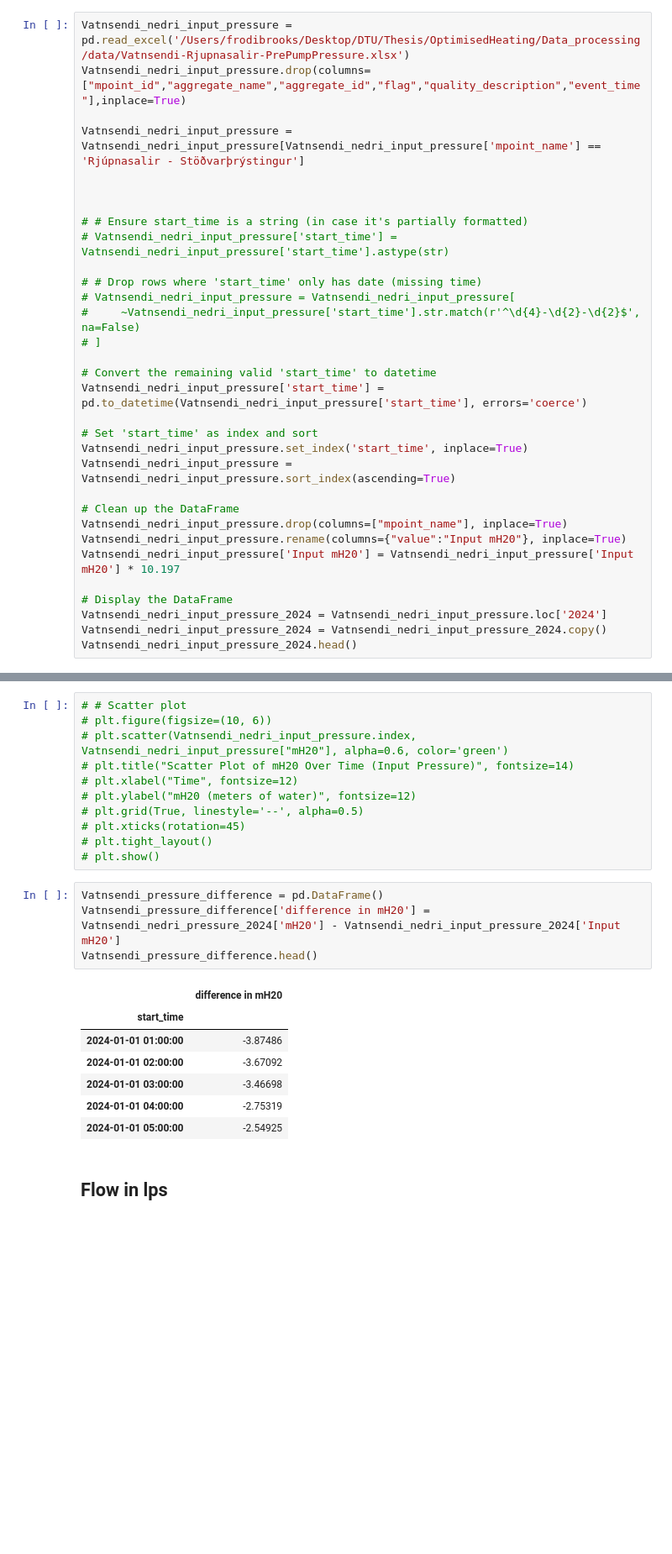
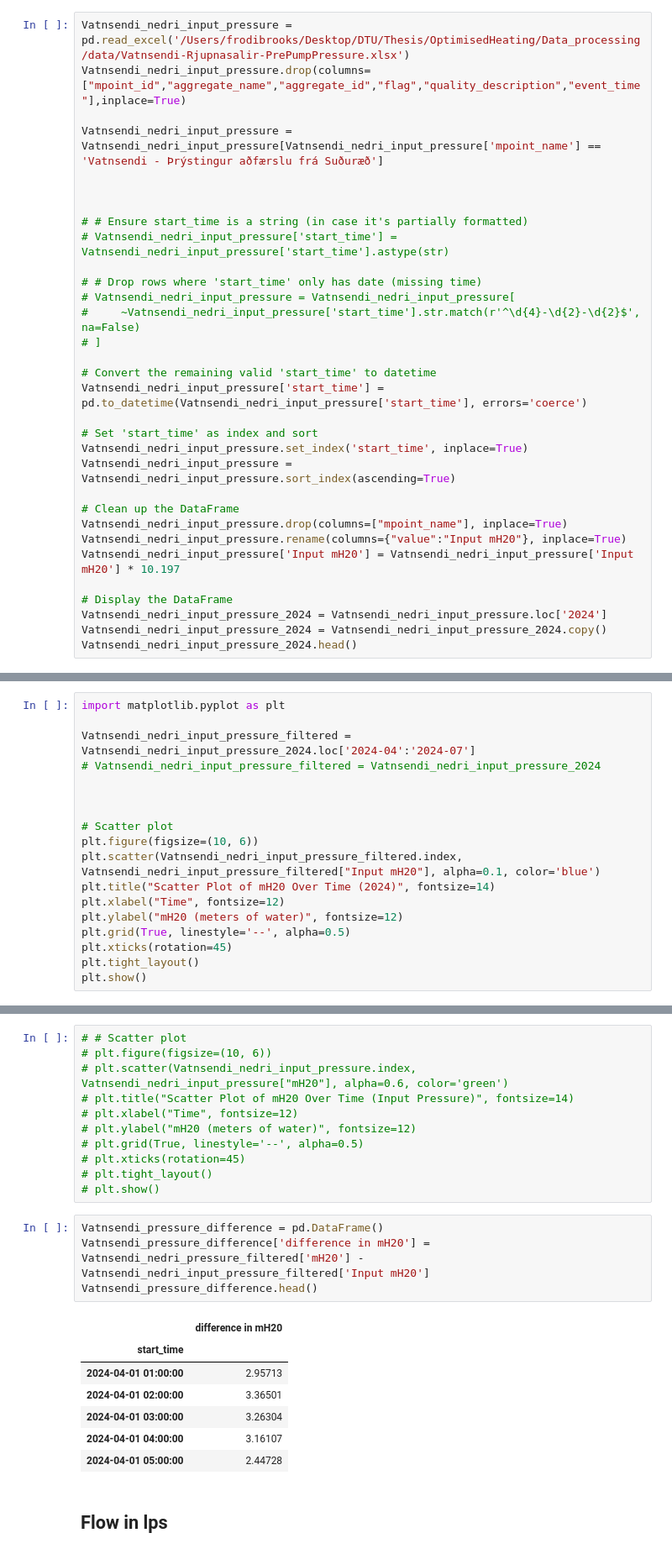
Before and after one commit to frodibrooks/OptimisedHeating, a Jupyter notebook: Data_processing/calc_eff_curves_vatnsendi_nedri.ipynb, the cells around one changed output, grey strips where cells are left out. Shown at 84% size. Drawn from its saved outputs; the diff is of its cells as text; blank space fills up the shorter version.

```diff
--- a/Data_processing/calc_eff_curves_vatnsendi_nedri.ipynb
+++ b/Data_processing/calc_eff_curves_vatnsendi_nedri.ipynb
@@ -47,7 +53,7 @@ Vatnsendi_nedri_pressure_2024.head()
 Vatnsendi_nedri_input_pressure = pd.read_excel('/Users/frodibrooks/Desktop/DTU/Thesis/OptimisedHeating/Data_processing/data/Vatnsendi-Rjupnasalir-PrePumpPressure.xlsx')
 Vatnsendi_nedri_input_pressure.drop(columns=["mpoint_id","aggregate_name","aggregate_id","flag","quality_description","event_time"],inplace=True)
 
-Vatnsendi_nedri_input_pressure = Vatnsendi_nedri_input_pressure[Vatnsendi_nedri_input_pressure['mpoint_name'] == 'Rjúpnasalir - Stöðvarþrýstingur']
+Vatnsendi_nedri_input_pressure = Vatnsendi_nedri_input_pressure[Vatnsendi_nedri_input_pressure['mpoint_name'] == 'Vatnsendi - Þrýstingur aðfærslu frá Suðuræð']
 
 
 
@@ -83,3 +89,21 @@ Vatnsendi_nedri_input_pressure_2024.head()
 | 2024-01-01 03:00:00 | 60.36624 |
 | 2024-01-01 04:00:00 | 59.34654 |
 | 2024-01-01 05:00:00 | 58.93866 |
+# %%
+import matplotlib.pyplot as plt
+
+Vatnsendi_nedri_input_pressure_filtered = Vatnsendi_nedri_input_pressure_2024.loc['2024-04':'2024-07']
+# Vatnsendi_nedri_input_pressure_filtered = Vatnsendi_nedri_input_pressure_2024
+
+
+
+# Scatter plot
+plt.figure(figsize=(10, 6))
+plt.scatter(Vatnsendi_nedri_input_pressure_filtered.index, Vatnsendi_nedri_input_pressure_filtered["Input mH20"], alpha=0.1, color='blue')
+plt.title("Scatter Plot of mH20 Over Time (2024)", fontsize=14)
+plt.xlabel("Time", fontsize=12)
+plt.ylabel("mH20 (meters of water)", fontsize=12)
+plt.grid(True, linestyle='--', alpha=0.5)
+plt.xticks(rotation=45)
+plt.tight_layout()
+plt.show()
@@ -96,16 +122,16 @@ Vatnsendi_nedri_input_pressure_2024.head()
 # plt.show()
 # %%
 Vatnsendi_pressure_difference = pd.DataFrame()
-Vatnsendi_pressure_difference['difference in mH20'] = Vatnsendi_nedri_pressure_2024['mH20'] - Vatnsendi_nedri_input_pressure_2024['Input mH20']
+Vatnsendi_pressure_difference['difference in mH20'] = Vatnsendi_nedri_pressure_filtered['mH20'] - Vatnsendi_nedri_input_pressure_filtered['Input mH20']
 Vatnsendi_pressure_difference.head()
 # %% [output]
 |  | difference in mH20 |
 | start_time |  |
-| 2024-01-01 01:00:00 | -3.87486 |
-| 2024-01-01 02:00:00 | -3.67092 |
-| 2024-01-01 03:00:00 | -3.46698 |
-| 2024-01-01 04:00:00 | -2.75319 |
-| 2024-01-01 05:00:00 | -2.54925 |
+| 2024-04-01 01:00:00 | 2.95713 |
+| 2024-04-01 02:00:00 | 3.36501 |
+| 2024-04-01 03:00:00 | 3.26304 |
+| 2024-04-01 04:00:00 | 3.16107 |
+| 2024-04-01 05:00:00 | 2.44728 |
 # %% [markdown]
 ## Flow in lps
 # %%
```
Also changed, not shown: parts of 9 cells of this notebook.
